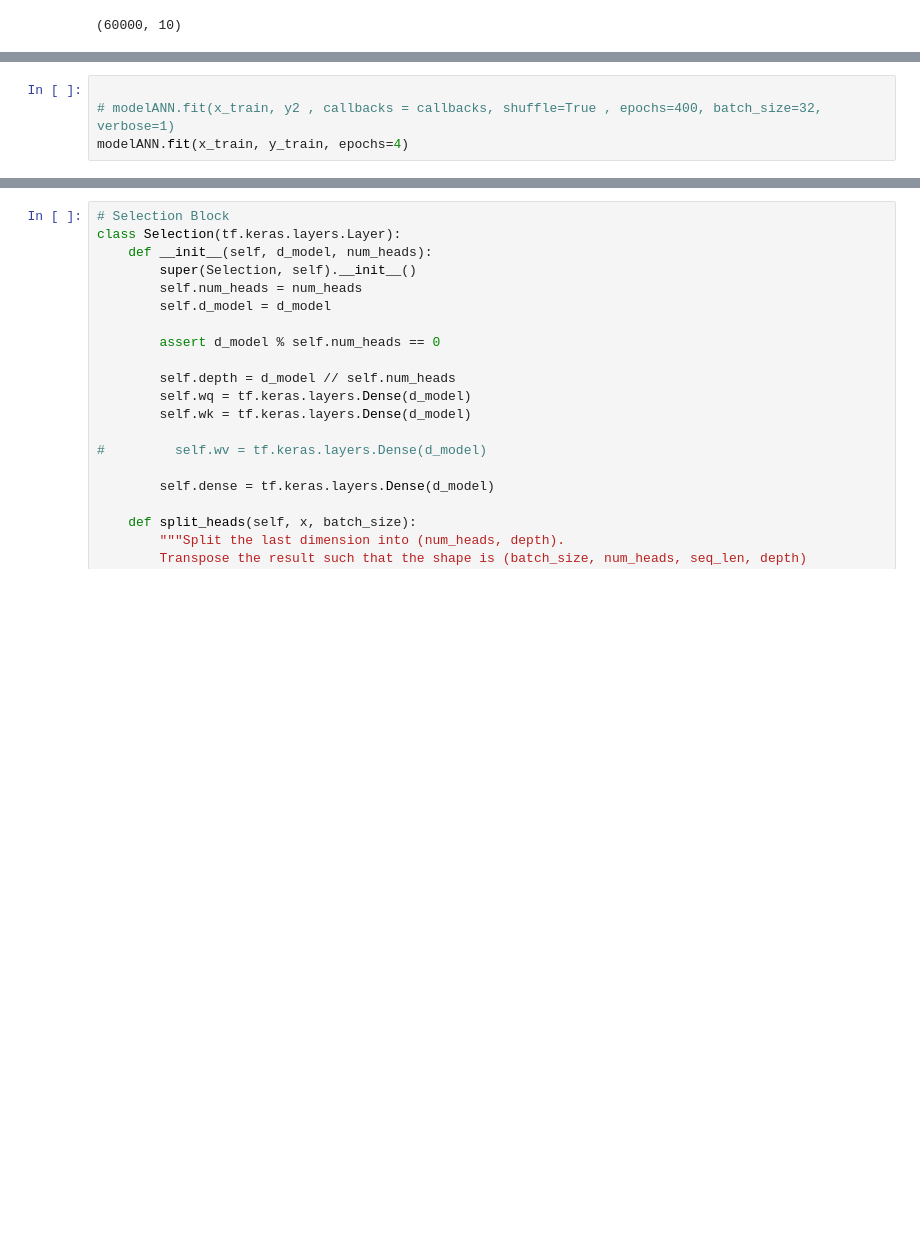
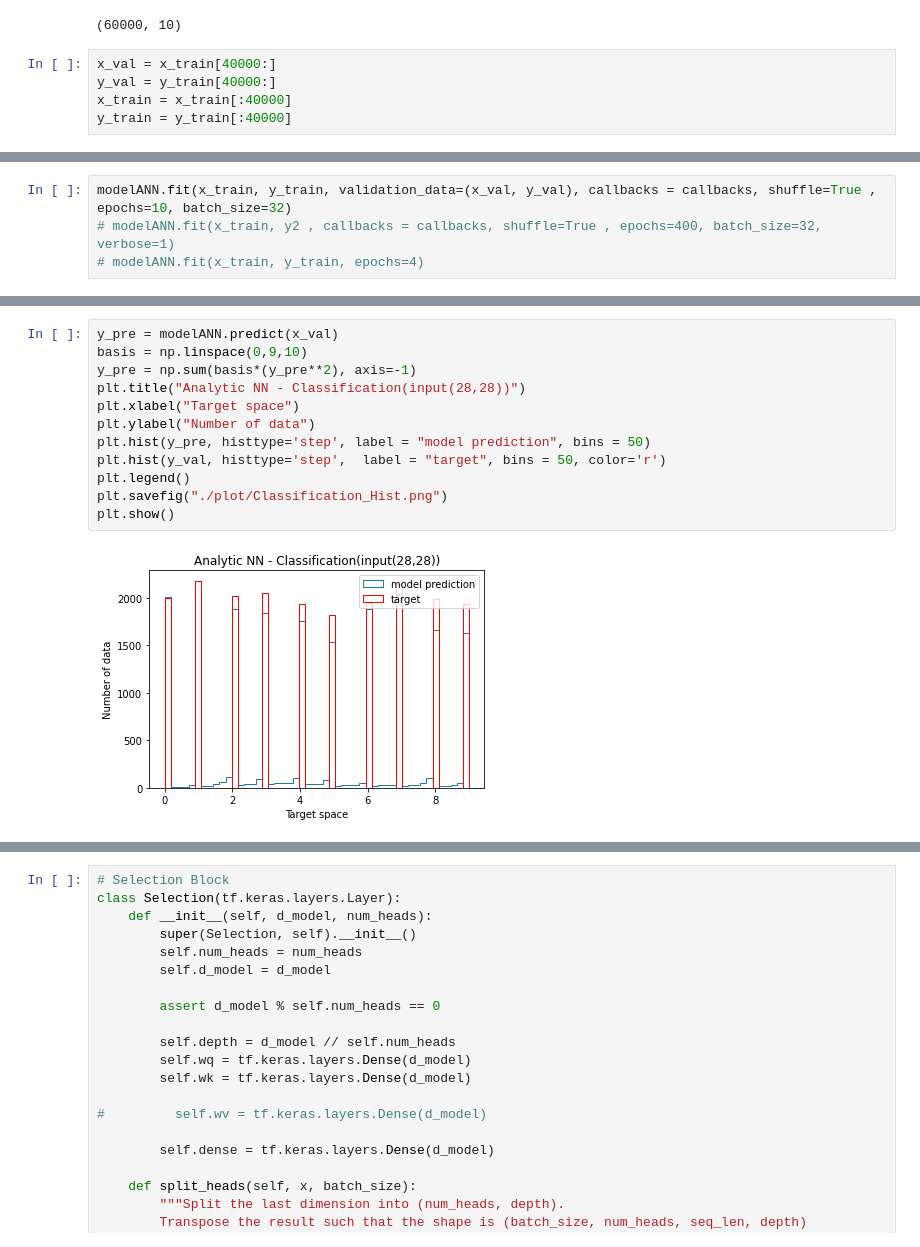
Before and after one commit to ja2006203966/Analytic-Neural-Networks, a Jupyter notebook: Analytic NN.ipynb, the cells around one changed output, grey strips where cells are left out. Saved outputs shown, nothing was run; the diff lists cells and outputs as text; blank space fills up the shorter version.

```diff
--- a/Analytic NN.ipynb
+++ b/Analytic NN.ipynb
@@ -903,3 +820,8 @@ y2=np.array(y2)
 y2.shape
 # %% [output]
 (60000, 10)
+# %%
+x_val = x_train[40000:]
+y_val = y_train[40000:]
+x_train = x_train[:40000]
+y_train = y_train[:40000]
@@ -905,0 +832,4 @@ y2.shape
+# %%
+modelANN.fit(x_train, y_train, validation_data=(x_val, y_val), callbacks = callbacks, shuffle=True , epochs=10, batch_size=32)
+# modelANN.fit(x_train, y2 , callbacks = callbacks, shuffle=True , epochs=400, batch_size=32, verbose=1)
+# modelANN.fit(x_train, y_train, epochs=4)
@@ -913,4 +870,0 @@ array([5, 0, 4, ..., 5, 6, 8], dtype=uint8)
-# %%
-
-# modelANN.fit(x_train, y2 , callbacks = callbacks, shuffle=True , epochs=400, batch_size=32, verbose=1)
-modelANN.fit(x_train, y_train, epochs=4)
@@ -934,0 +889,14 @@ Epoch 4/4
+# %%
+y_pre = modelANN.predict(x_val)
+basis = np.linspace(0,9,10)
+y_pre = np.sum(basis*(y_pre**2), axis=-1)
+plt.title("Analytic NN - Classification(input(28,28))")
+plt.xlabel("Target space")
+plt.ylabel("Number of data")
+plt.hist(y_pre, histtype='step', label = "model prediction", bins = 50)
+plt.hist(y_val, histtype='step',  label = "target", bins = 50, color='r')
+plt.legend()
+plt.savefig("./plot/Classification_Hist.png")
+plt.show()
+# %% [output]
+[figure, added]
```
Also changed, not shown: parts of 54 cells of this notebook, 2 other files.
